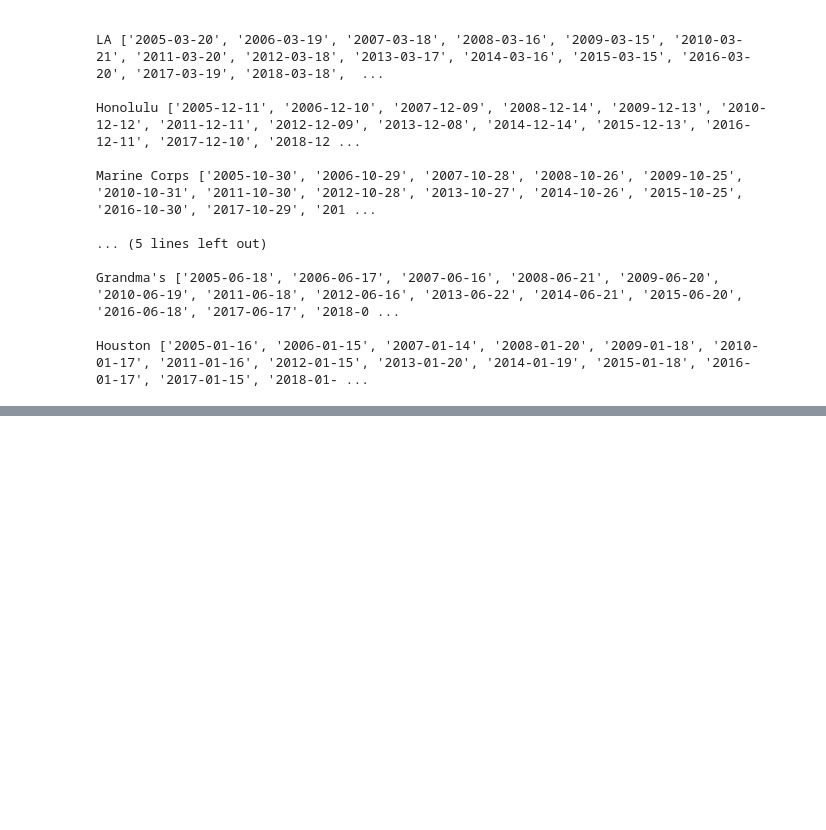
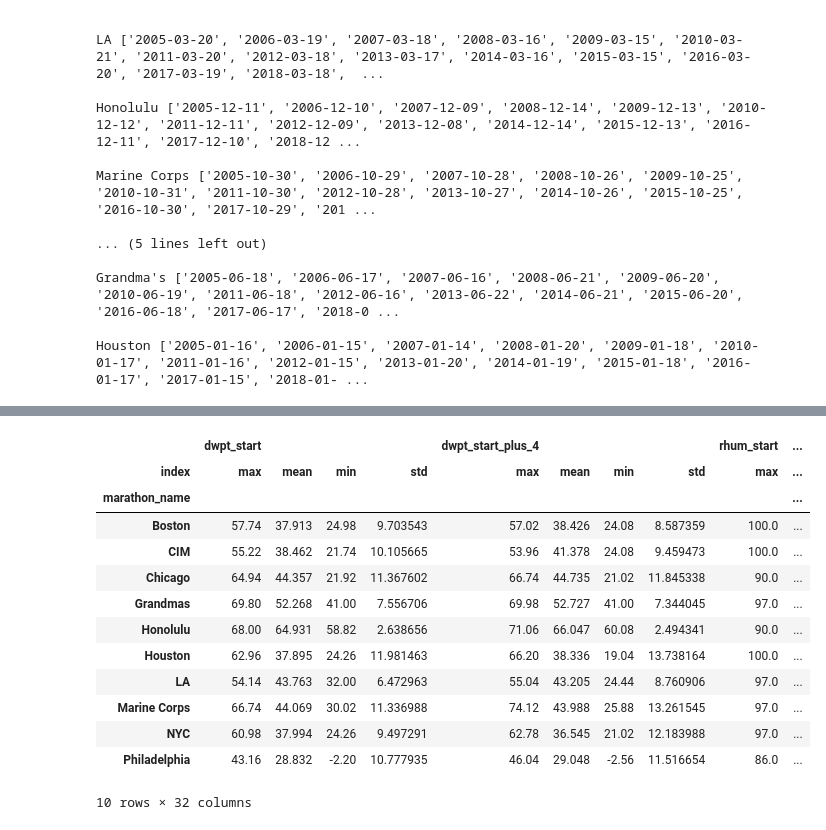
Before and after one commit to racheldadamio/rachels-receipts, a Jupyter notebook: marathon_weather/weather.ipynb, the cells around one changed output, grey strips where cells are left out. Drawn from its saved outputs; the diff is of its cells as text; code cells hidden in the pictures; blank space fills up the shorter version.

```diff
--- a/marathon_weather/weather.ipynb
+++ b/marathon_weather/weather.ipynb
@@ -654,0 +611,17 @@ pivot_df
+# %%
+pivot_df
+# %% [output]
+|  | dwpt_start |  |  |  | dwpt_start_plus_4 |  |  |  | rhum_start | ... |
+| index | max | mean | min | std | max | mean | min | std | max | ... |
+| marathon_name |  |  |  |  |  |  |  |  |  | ... |
+| Boston | 57.74 | 37.913 | 24.98 | 9.703543 | 57.02 | 38.426 | 24.08 | 8.587359 | 100.0 | ... |
+| CIM | 55.22 | 38.462 | 21.74 | 10.105665 | 53.96 | 41.378 | 24.08 | 9.459473 | 100.0 | ... |
+| Chicago | 64.94 | 44.357 | 21.92 | 11.367602 | 66.74 | 44.735 | 21.02 | 11.845338 | 90.0 | ... |
+| Grandmas | 69.80 | 52.268 | 41.00 | 7.556706 | 69.98 | 52.727 | 41.00 | 7.344045 | 97.0 | ... |
+| Honolulu | 68.00 | 64.931 | 58.82 | 2.638656 | 71.06 | 66.047 | 60.08 | 2.494341 | 90.0 | ... |
+| Houston | 62.96 | 37.895 | 24.26 | 11.981463 | 66.20 | 38.336 | 19.04 | 13.738164 | 100.0 | ... |
+| LA | 54.14 | 43.763 | 32.00 | 6.472963 | 55.04 | 43.205 | 24.44 | 8.760906 | 97.0 | ... |
+| Marine Corps | 66.74 | 44.069 | 30.02 | 11.336988 | 74.12 | 43.988 | 25.88 | 13.261545 | 97.0 | ... |
+| NYC | 60.98 | 37.994 | 24.26 | 9.497291 | 62.78 | 36.545 | 21.02 | 12.183988 | 97.0 | ... |
+| Philadelphia | 43.16 | 28.832 | -2.20 | 10.777935 | 46.04 | 29.048 | -2.56 | 11.516654 | 86.0 | ... |
+10 rows × 32 columns
```
Also changed, not shown: parts of 21 cells of this notebook, 12 other files.
